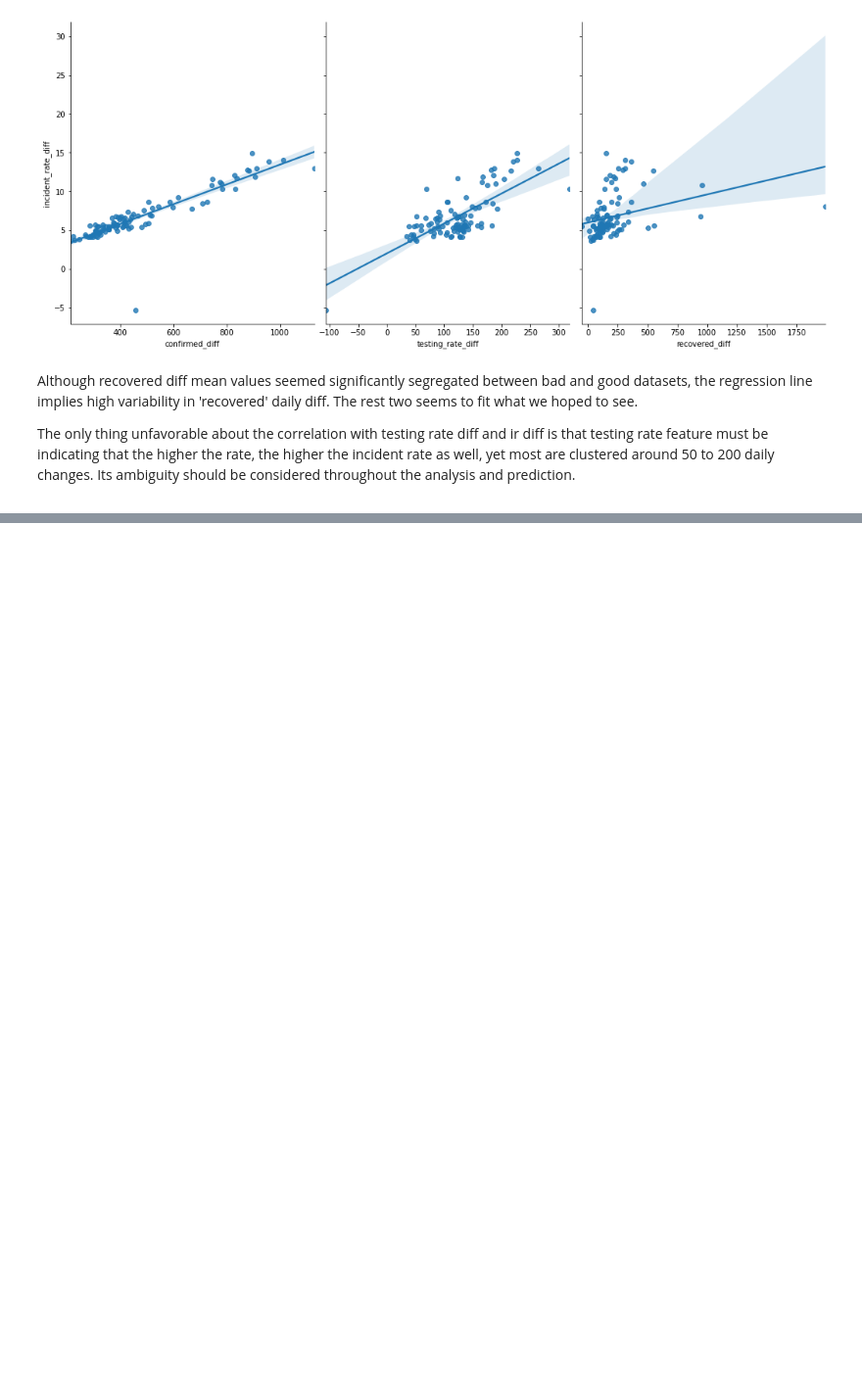
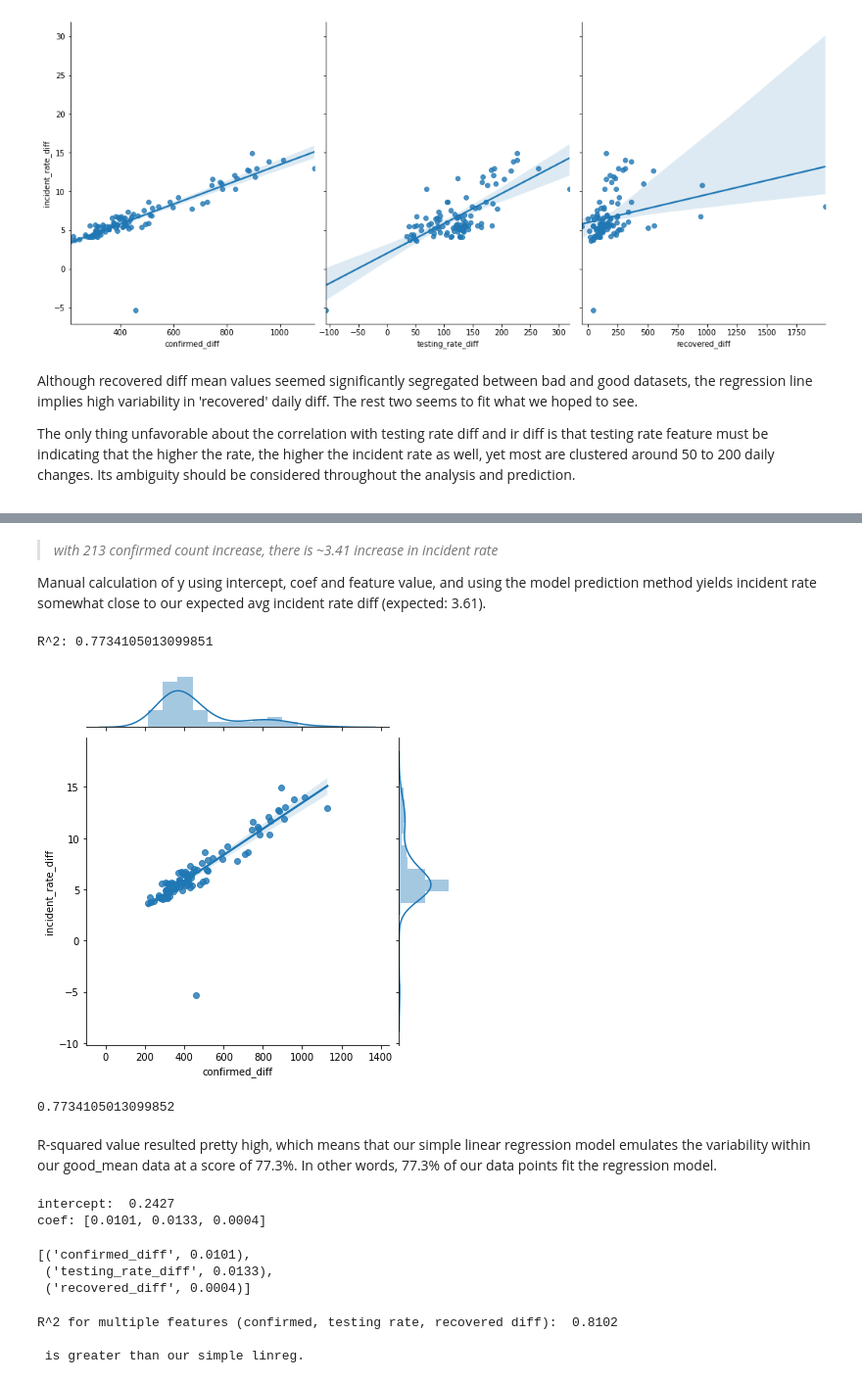
Before and after one commit to jungsNN/covid19-forecast, a Jupyter notebook: rough_draft3.ipynb, the cells around one changed output, grey strips where cells are left out. Shown at 98% size. Saved outputs shown, nothing was run; the diff lists cells and outputs as text; code cells hidden in the pictures; blank space fills up the shorter version.

```diff
--- a/rough_draft3.ipynb
+++ b/rough_draft3.ipynb
@@ -752,0 +797,59 @@ sns.pairplot(good_mean, x_vars=['confirmed_diff',
+# %% [markdown]
+> *with 213 confirmed count increase, there is ~3.41 increase in incident rate*
+<p> Manual calculation of y using intercept, coef and feature value, and using the model prediction method yields incident rate somewhat close to our expected avg incident rate diff (expected: 3.61).
+# %%
+# get r squared
+sns.jointplot('confirmed_diff', 'incident_rate_diff', good_mean, kind="reg")
+print("R^2:", stats.pearsonr(X.values.flatten(),y.values)[0]**2)
+# %% [output]
+R^2: 0.7734105013099851
+[figure, added]
+# %%
+# sklearn's r^2 evaluation
+simple_y_pred = ir_linreg.predict(X)
+simple_r2 = metrics.r2_score(y, simple_y_pred)
+simple_r2
+# %% [output]
+0.7734105013099852
+# %% [markdown]
+<p> R-squared value resulted pretty high, which means that our simple linear regression model emulates the variability within our good_mean data at a score of 77.3%. In other words, 77.3% of our data points fit the regression model.
+# %%
+# evaluate multiple linreg this time
+# create X and y except now with more columns in X
+x_feats = ['confirmed_diff', 'testing_rate_diff', 'recovered_diff']
+X_mult = good_mean[x_feats]
+y_mult = good_mean.incident_rate_diff
+
+#fit
+multi_linreg = LinearRegression()
+multi_linreg.fit(X_mult, y_mult)
+
+# get intercept and coef
+coef = [round(mlc, 4) for mlc in multi_linreg.coef_]
+intercept =  multi_linreg.intercept_
+
+# print values
+print("intercept: ", round(intercept, 4))
+print("coef: {}\n".format(coef))
+
+list(zip(x_feats, coef))
+# %% [output]
+intercept:  0.2427
+coef: [0.0101, 0.0133, 0.0004]
+[('confirmed_diff', 0.0101),
+ ('testing_rate_diff', 0.0133),
+ ('recovered_diff', 0.0004)]
+# %%
+# predict & r^2 score
+y_mult_pred = multi_linreg.predict(X_mult)
+multi_r2 = metrics.r2_score(y_mult, y_mult_pred)
+
+if multi_r2 > simple_r2:
+    print("R^2 for multiple features (confirmed, testing rate, recovered diff): {}\n\n is greater than our simple linreg."
+         .format(round(multi_r2, 4)))
+else:
+    print("simple linreg model yielded greater r^2 score.")
+# %% [output]
+R^2 for multiple features (confirmed, testing rate, recovered diff):  0.8102
+
+ is greater than our simple linreg.
```
Also changed, not shown: parts of 27 cells of this notebook.
